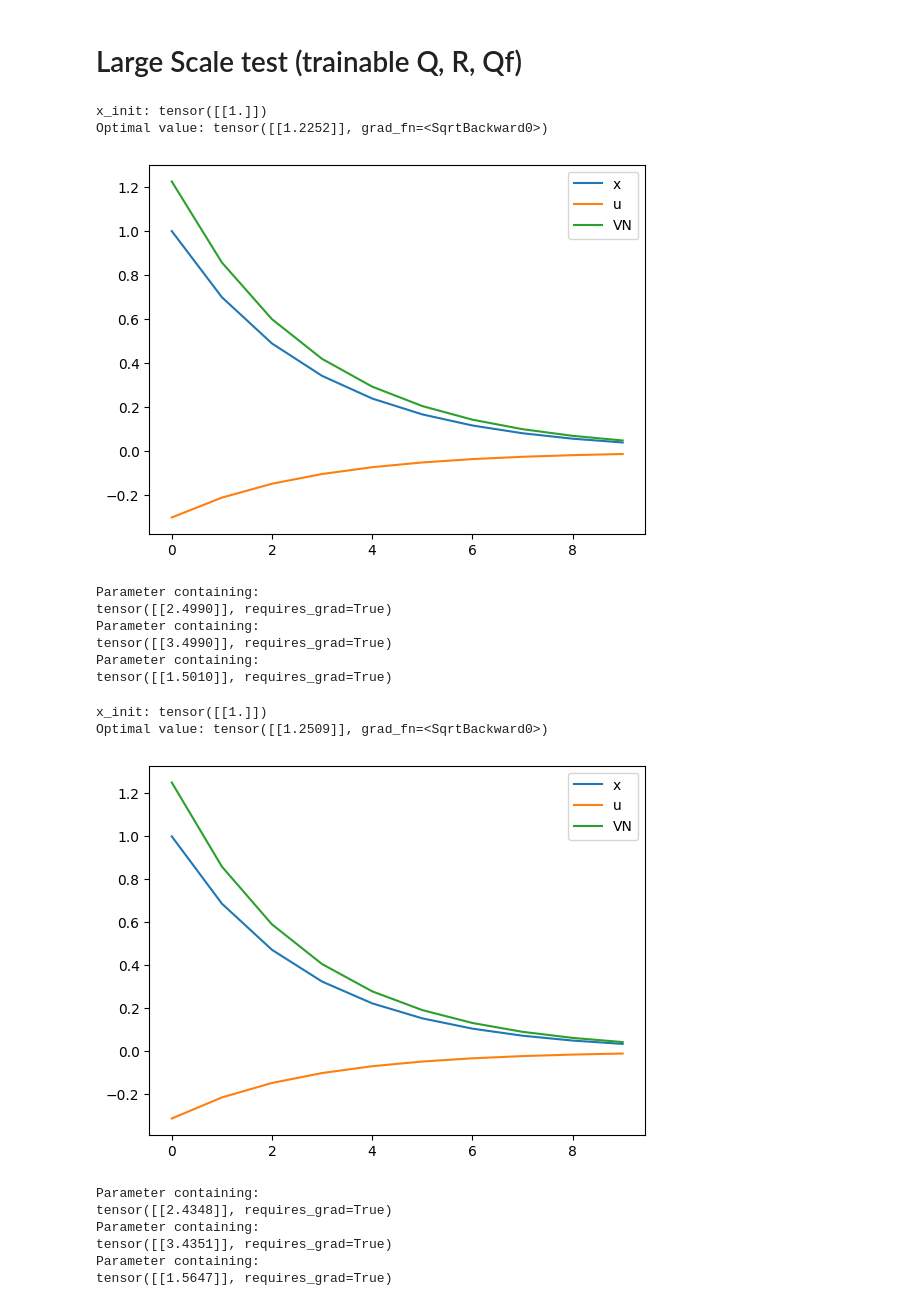
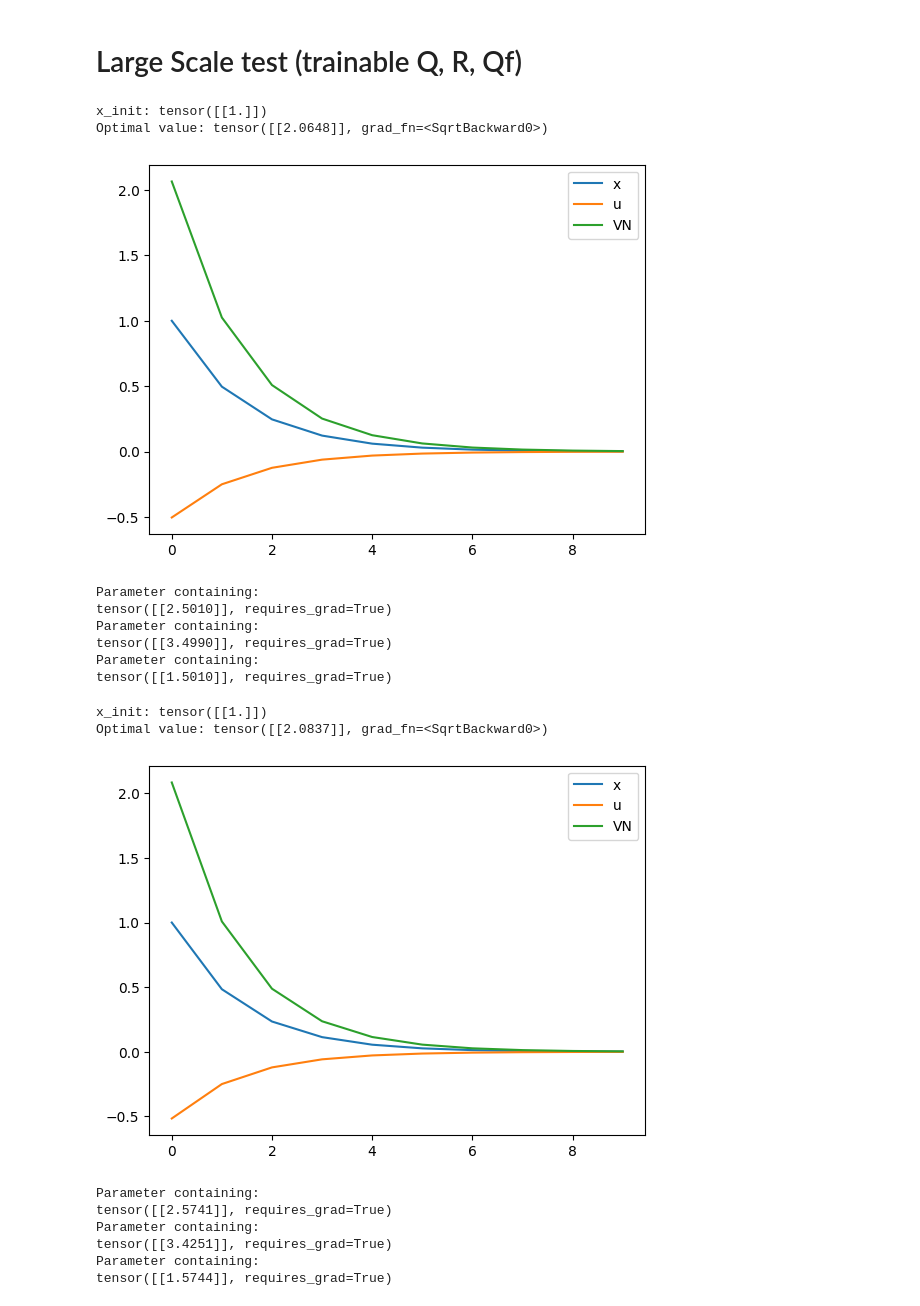
Before and after one commit to anby-dmr/RDP_asym_stability, a Jupyter notebook: direct_LQR_test.ipynb, the cells around one changed output. Cells and saved outputs as stored; diff of their text form; code cells hidden in the pictures.

```diff
--- a/direct_LQR_test.ipynb
+++ b/direct_LQR_test.ipynb
@@ -24,22 +24,22 @@ def LQR_PF(A, B, N, Q, R, Qf, T, x0):
         J: optimal cost
     """
 
-    P = list(range(T+1))
-    F = list(range(T))
-    P[T] = Qf
-    for t in range(T-1, -1, -1):
+    P = list(range(T))
+    F = list(range(T-1))
+    P[T-1] = Qf
+    for t in range(T-2, -1, -1):
         F[t] = -torch.inverse(R + B.t() @ P[t+1] @ B) @ (B.t() @ P[t+1] @ A + N.t())
         P[t] = Q + A.t() @ P[t+1] @ A - (A.t() @ P[t+1] @ B + N) @ torch.inverse(R + B.t() @ P[t+1] @ B) @ (B.t() @ P[t+1] @ A + N.t())
 
     J = 0
     x = x0
     for t in range(T):
-        u = F[t] @ x
         if t == T-1:
             J += x.t() @ Qf @ x
         else:
+            u = F[t] @ x
             J += x.t() @ Q @ x + u.t() @ R @ u + x.t() @ N @ u
-        x = A @ x + B @ u
+            x = A @ x + B @ u
 
     return P, F, J
 # %%
@@ -104,7 +104,7 @@ Q = torch.tensor([[1.]])
 R = torch.tensor([[1.]])
 Qf = nn.Parameter(torch.tensor([[1.618]])) # Trainable
 N = torch.tensor([[0.]])
-T = 1 # OCP time horizon
+T = 3 # OCP time horizon
 nx = 1
 nu = 1
 
@@ -194,13 +195,13 @@ Q = torch.tensor([[1.]])
 R = torch.tensor([[1.]])
 Qf = nn.Parameter(torch.tensor([[1.]]))
 N = torch.tensor([[0.]])
-T = 1
+T = 3
 nx = 1
 nu = 1
 
 optimizer = Adam([Qf], lr=0.001)
 
-n_epoch = 7000
+n_epoch = 2000
 
 loss = 0
 loss_recent = 0
@@ -243,7 +244,7 @@ Q = nn.Parameter(torch.tensor([[2.5]]))
 R = nn.Parameter(torch.tensor([[3.5]]))
 Qf = nn.Parameter(torch.tensor([[1.5]]))
 N = torch.tensor([[0.]])
-T = 1
+T = 3
 nx = 1
 nu = 1
 
@@ -255,48 +256,48 @@ loss = 0
 loss_recent = 0
 for epoch in tqdm(range(n_epoch)):
     if epoch % 50 == 0:
         loss_recent = 0
     x_init = torch.randn(1, 1) * 100
     x = x_init
 
     x_list, u_list, VN_list = mpc(A, B, N, Q, R, Qf, T, x_init)
 
     optimizer.zero_grad()
     loss = cal_RDP_criteria(VN_list, x_list, u_list, 1, MPC_T, lambda x: torch.relu(x), test=False)
     loss_recent += loss
     loss.backward()
     optimizer.step()
     if loss_recent < 1e-7:
         break
     if epoch%100 == 0:
         # sqrt VN
         x_seq, u_seq, VN_seq = mpc(A, B, N, Q, R, Qf, T, torch.tensor([[1.]]))
         VN_seq = [torch.sqrt(VN) for VN in VN_seq]
         plot_seq(x_seq, u_seq, VN_seq)
         print(Q)
         print(R)
         print(Qf)
 
 print(Q)
 print(R)
 print(Qf)
 # %% [output]
 x_init: tensor([[1.]])
-Optimal value: tensor([[1.2252]], grad_fn=<SqrtBackward0>)
+Optimal value: tensor([[2.0648]], grad_fn=<SqrtBackward0>)
-[figure, old version]
+[figure, new version]
 Parameter containing:
-tensor([[2.4990]], requires_grad=True)
+tensor([[2.5010]], requires_grad=True)
 Parameter containing:
 tensor([[3.4990]], requires_grad=True)
 Parameter containing:
 tensor([[1.5010]], requires_grad=True)
 x_init: tensor([[1.]])
-Optimal value: tensor([[1.2509]], grad_fn=<SqrtBackward0>)
+Optimal value: tensor([[2.0837]], grad_fn=<SqrtBackward0>)
-[figure, old version]
+[figure, new version]
 Parameter containing:
-tensor([[2.4348]], requires_grad=True)
+tensor([[2.5741]], requires_grad=True)
 Parameter containing:
-tensor([[3.4351]], requires_grad=True)
+tensor([[3.4251]], requires_grad=True)
 Parameter containing:
-tensor([[1.5647]], requires_grad=True)
+tensor([[1.5744]], requires_grad=True)
 x_init: tensor([[1.]])
```
Also changed, not shown: parts of 4 cells of this notebook.
